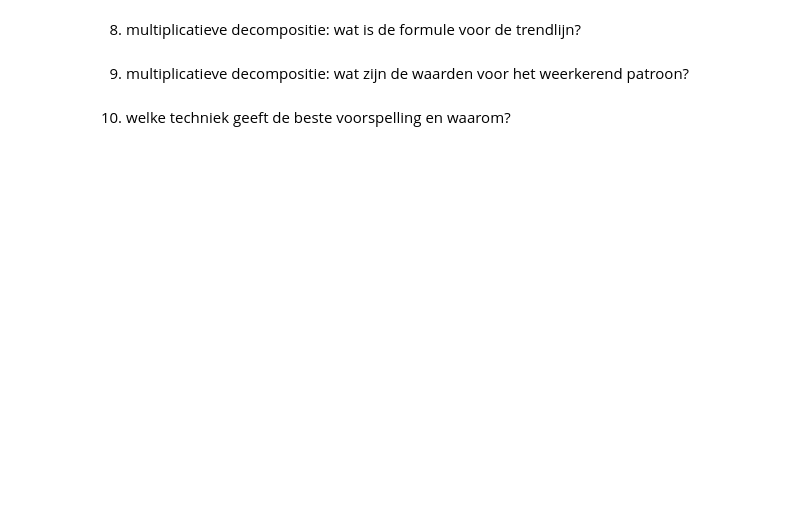
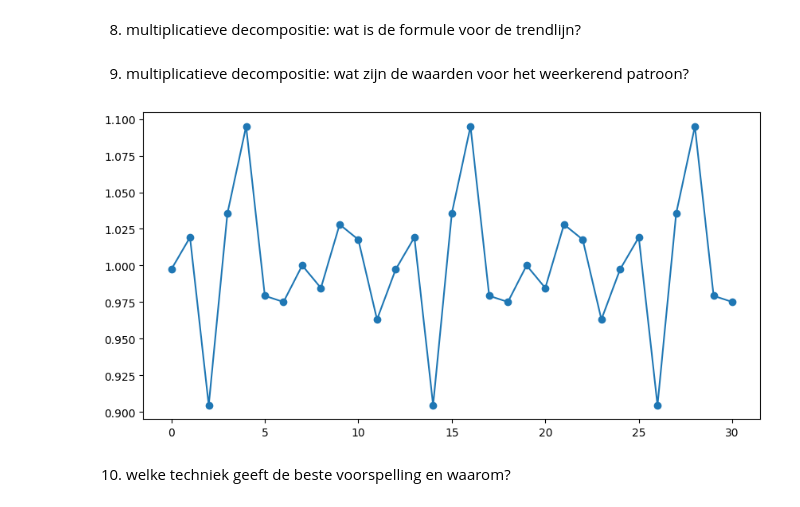
Before and after one commit to EliasDeHondt/DataScience1, a Jupyter notebook: W20P4/Populariteit van een app.ipynb, the cells around one changed output. Drawn from its saved outputs; the diff is of its cells as text; code cells hidden in the pictures; blank space fills up the shorter version.

```diff
--- a/W20P4/Populariteit van een app.ipynb
+++ b/W20P4/Populariteit van een app.ipynb
@@ -230,3 +180,10 @@ plot_seasonal_decompositon(sd_model)
+# %%
+sd_model_multiplicatieve = seasonal_decompose(downloads, model='multiplicatieve', period=12) # period=12 voor 1 maand
+
+fig, ax = plt.subplots(figsize=(10, 5))
+_ = ax.plot(sd_model_multiplicatieve.seasonal, marker='o')
+# %% [output]
+[figure, added]
 # %% [markdown]
 10.	welke techniek geeft de beste voorspelling en waarom?
 # %%
```
Also changed, not shown: parts of 14 cells of this notebook, 7 other files.
